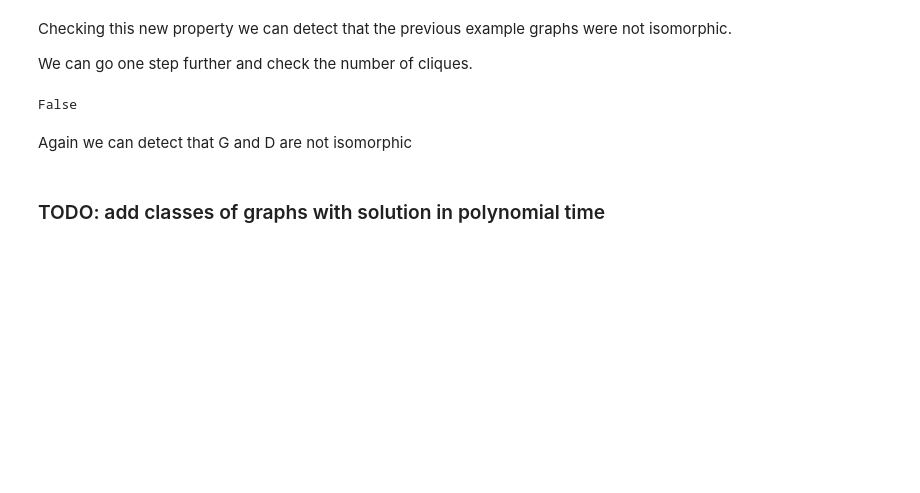
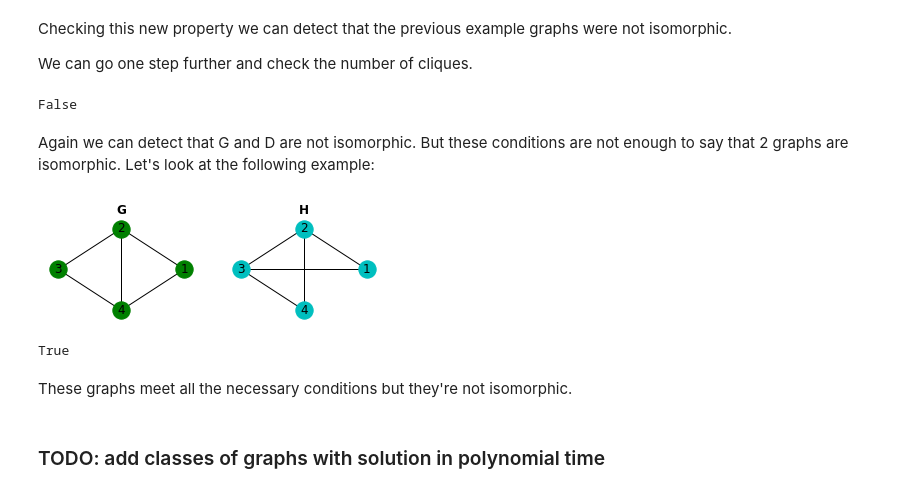
Before and after one commit to networkx/nx-guides, a Jupyter notebook: content/algorithms/Isomorphism/isomorphism.ipynb, the cells around one changed output. Cells and saved outputs as stored; diff of their text form; code cells hidden in the pictures; blank space fills up the shorter version.

```diff
--- a/content/algorithms/Isomorphism/isomorphism.ipynb
+++ b/content/algorithms/Isomorphism/isomorphism.ipynb
@@ -86,7 +88,26 @@ nx.could_be_isomorphic(G, D)
 # %% [output]
 False
 # %% [markdown]
-Again we can detect that G and D are not isomorphic
+Again we can detect that G and D are not isomorphic. But these conditions are not enough to say that 2 graphs are isomorphic. Let's look at the following example:
+# %%
+plt.subplot(221)
+G = nx.Graph([(1, 2), (2, 3), (3, 4), (4, 1), (2,4)])
+nx.draw_circular(G, with_labels = True, node_color="g")
+plt.title("G", fontweight="bold")
+
+plt.subplot(222)
+H = nx.Graph([(1, 2), (2, 3), (3, 4), (2,4), (3, 1)])
+nx.draw_circular(H, with_labels = True, node_color = "c")
+plt.title("H", fontweight="bold")
+plt.show()
+# %% [output]
+[figure, added]
+# %%
+nx.could_be_isomorphic(G1, G2)
+# %% [output]
+True
+# %% [markdown]
+These graphs meet all the necessary conditions but they're not isomorphic.
 # %% [markdown]
 ### TODO: add classes of graphs with solution in polynomial time
 # %% [markdown]
```
Also changed, not shown: parts of 15 cells of this notebook, 1 other file.
